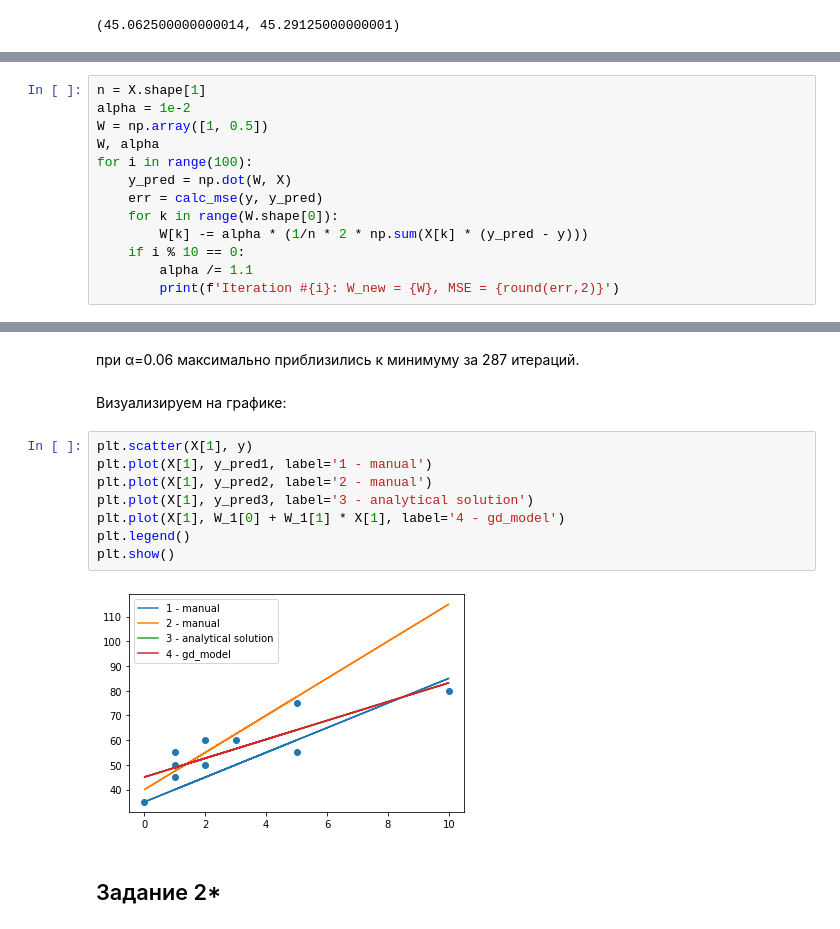
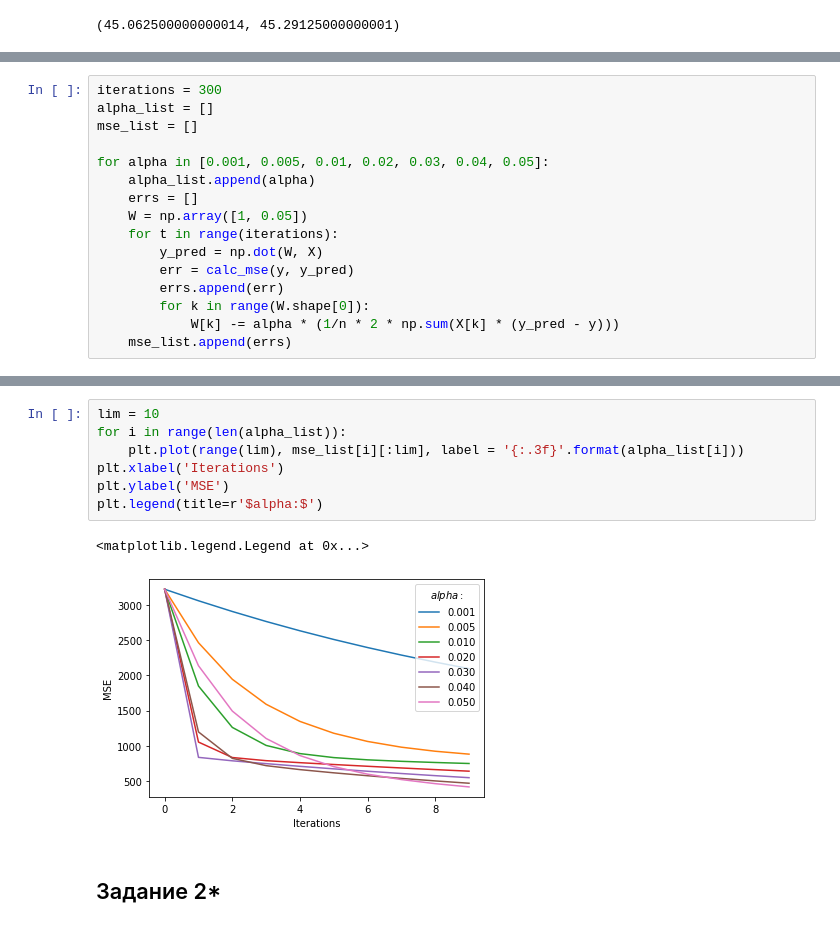
Before and after one commit to vit050587/Data-analysis, a Jupyter notebook: analytics_data.ipynb, the cells around one changed output, grey strips where cells are left out. Drawn from its saved outputs; the diff is of its cells as text.

```diff
--- a/analytics_data.ipynb
+++ b/analytics_data.ipynb
@@ -158,13 +205,16 @@ Iteration #90: W_new = [20.44350656  8.27677488], MSE = 331.65
 # %%
-n = X.shape[1]
-alpha = 1e-2
-W = np.array([1, 0.5])
-W, alpha
-for i in range(100):
-    y_pred = np.dot(W, X)
-    err = calc_mse(y, y_pred)
-    for k in range(W.shape[0]):
-        W[k] -= alpha * (1/n * 2 * np.sum(X[k] * (y_pred - y)))
-    if i % 10 == 0:
-        alpha /= 1.1
-        print(f'Iteration #{i}: W_new = {W}, MSE = {round(err,2)}')
+iterations = 300
+alpha_list = []
+mse_list = []
+
+for alpha in [0.001, 0.005, 0.01, 0.02, 0.03, 0.04, 0.05]:
+    alpha_list.append(alpha)
+    errs = []
+    W = np.array([1, 0.05])
+    for t in range(iterations):
+        y_pred = np.dot(W, X)
+        err = calc_mse(y, y_pred)
+        errs.append(err)
+        for k in range(W.shape[0]):
+            W[k] -= alpha * (1/n * 2 * np.sum(X[k] * (y_pred - y)))
+    mse_list.append(errs)
@@ -236,17 +221,13 @@ Stop descent! iteration: 160296, weights: [45.06248117  3.81250342], mse: 43.968
-# %% [markdown]
-при  α=0.06  максимально приблизились к минимуму за  287  итераций.
-# %% [markdown]
-Визуализируем на графике:
-# %%
-plt.scatter(X[1], y)
-plt.plot(X[1], y_pred1, label='1 - manual')
-plt.plot(X[1], y_pred2, label='2 - manual')
-plt.plot(X[1], y_pred3, label='3 - analytical solution')
-plt.plot(X[1], W_1[0] + W_1[1] * X[1], label='4 - gd_model')
-plt.legend()
-plt.show()
-# %% [output]
-[figure, removed]
+# %%
+lim = 10
+for i in range(len(alpha_list)):
+    plt.plot(range(lim), mse_list[i][:lim], label = '{:.3f}'.format(alpha_list[i]))
+plt.xlabel('Iterations')
+plt.ylabel('MSE')
+plt.legend(title=r'$alpha:$')
+# %% [output]
+<matplotlib.legend.Legend at 0x...>
+[figure, added]
 # %% [markdown]
 ## Задание 2*
 # %% [markdown]
```
Also changed, not shown: parts of 29 cells of this notebook.
